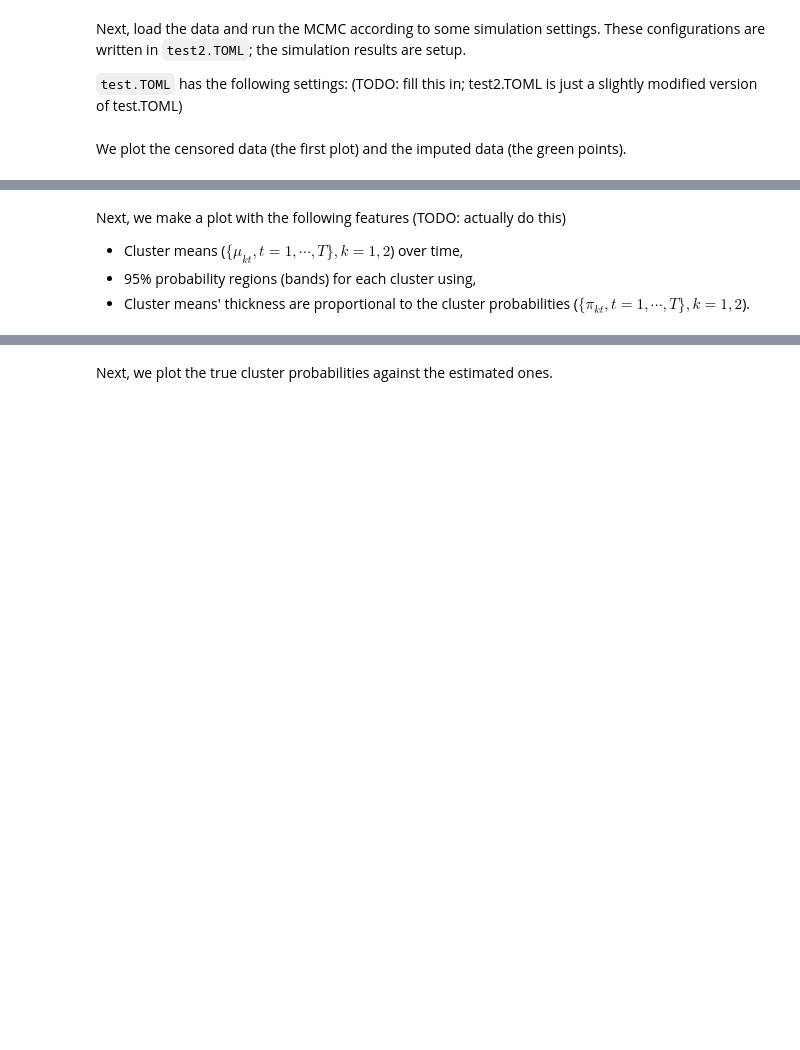
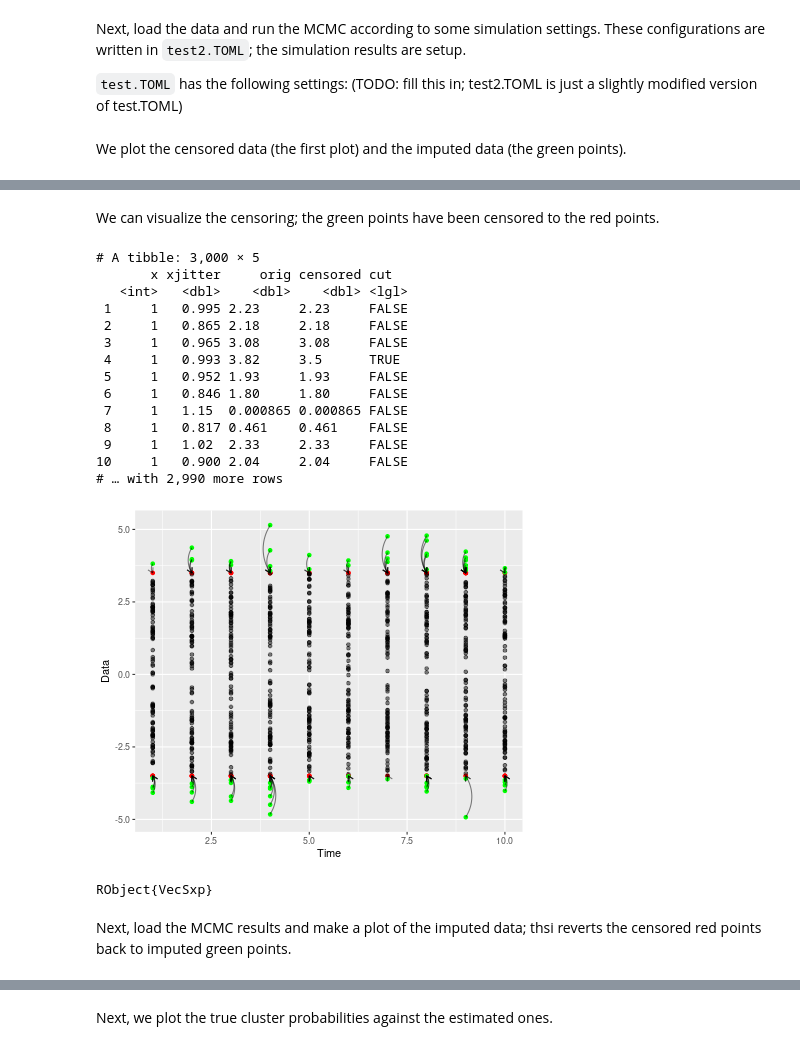
Before and after one commit to sangwon-hyun/flowcut, a Jupyter notebook: code/1d-2clust-simulation.ipynb, the cells around one changed output, grey strips where cells are left out. Cells and saved outputs as stored; diff of their text form; code cells hidden in the pictures; blank space fills up the shorter version.

```diff
--- a/code/1d-2clust-simulation.ipynb
+++ b/code/1d-2clust-simulation.ipynb
@@ -15,11 +15,10 @@ config_file = "test2.TOML"
 include("MCMC.jl")
 MCMC(config_file)
 # %%
-using RCall
 fitdata = load("fit_test.jld2");
 simdata = load("test.jld2");
-y_orig = simdata["y"];
-y_imputed = simdata["x"];
+ylist_censored = simdata["y"];
+ylist_orig = simdata["x"];
 # %% [markdown]
 We plot the censored data (the first plot) and the imputed data (the green points).
 # %%
@@ -103,5 +50,54 @@ RObject{VecSxp}
-# %% [markdown]
-Next, we make a plot with the following features (TODO: actually do this)
-- Cluster means ($\{\mu_{kt}, t=1,\cdots, T\}, k=1,2$) over time,
-- 95% probability regions (bands) for each cluster using,
-- Cluster means' thickness are proportional to the cluster probabilities ($\{\pi_{kt}, t=1,\cdots, T\}, k=1,2$).
+# %% [markdown]
+We can visualize the censoring; the green points have been censored to the red points.
+# %%
+@rput ylist_orig
+@rput ylist_censored
+R"""
+library(tidyverse)
+TT = 30
+cut_limits = c(-3.5,3.5)
+
+
+dt = lapply(1:TT, function(tt){
+  y_censored = ylist_censored[[tt]]
+  y_orig = ylist_orig[[tt]]
+  cut = (y_censored %in% cut_limits)
+  tibble(x = tt,
+         xjitter = tt + runif(length(y_orig), -0.2, +0.2),  ## jittering the x's for visualization
+         orig = y_orig,
+         censored = y_censored,
+         cut = cut)
+}) %>% bind_rows()
+print(dt)
+
+g = dt %>% subset(x <= 10) %>% ggplot() +
+geom_point(aes(x=x, y=censored), col = 'red', data = .%>% subset(cut == 1)) +
+geom_point(aes(x=x, y=orig), alpha = .5, data = . %>% subset(cut == 0)) +
+geom_point(aes(x=x, y=orig), data = . %>% subset(cut==1), col = 'green') +
+geom_curve(aes(x = x, y = orig, xend = x, yend = censored, ),
+                  arrow = arrow(length = unit(0.2, "cm")), alpha = .5,
+                curvature = .3,
+              data = . %>% subset(cut == 1)
+             ) +
+ylab("Data") +
+xlab("Time")
+"""
+# %% [output]
+# A tibble: 3,000 × 5
+       x xjitter     orig censored cut
+   <int>   <dbl>    <dbl>    <dbl> <lgl>
+ 1     1   0.995 2.23     2.23     FALSE
+ 2     1   0.865 2.18     2.18     FALSE
+ 3     1   0.965 3.08     3.08     FALSE
+ 4     1   0.993 3.82     3.5      TRUE
+ 5     1   0.952 1.93     1.93     FALSE
+ 6     1   0.846 1.80     1.80     FALSE
+ 7     1   1.15  0.000865 0.000865 FALSE
+ 8     1   0.817 0.461    0.461    FALSE
+ 9     1   1.02  2.33     2.33     FALSE
+10     1   0.900 2.04     2.04     FALSE
+# … with 2,990 more rows
+[figure, added]
+RObject{VecSxp}
+# %% [markdown]
+Next, load the MCMC results and make a plot of the imputed data; thsi reverts the censored red points back to imputed green points.
```
Also changed, not shown: parts of 6 cells of this notebook.
